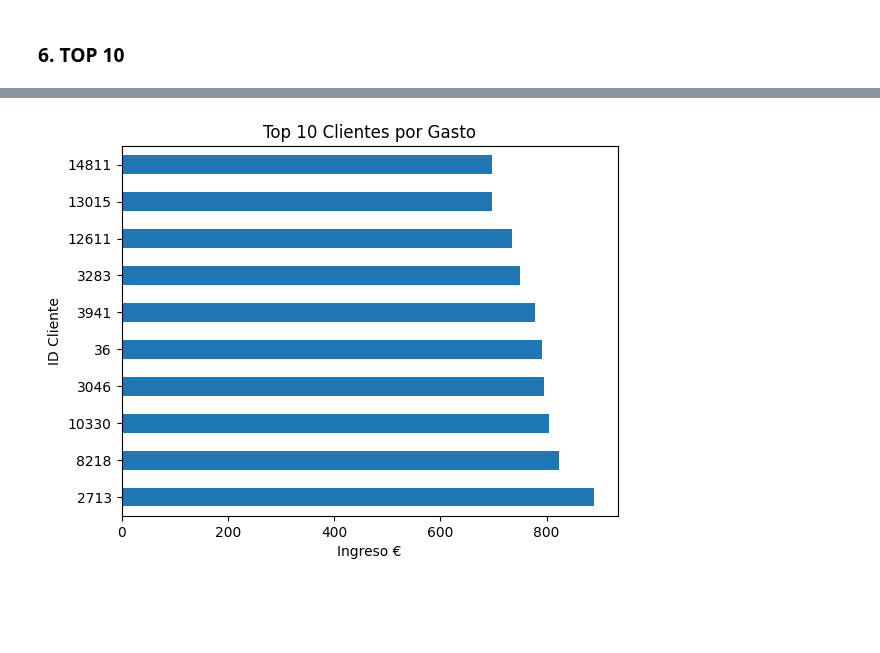
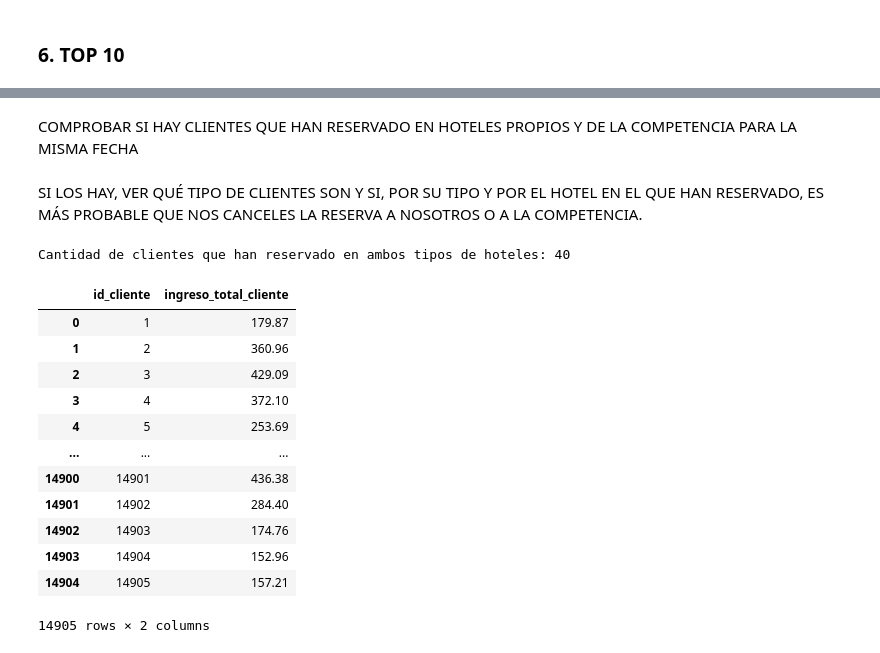
Before and after one commit to Vic4s/ETL_Hoteles, a Jupyter notebook: notebooks_final/graficos_final.ipynb, the cells around one changed output, grey strips where cells are left out. Saved outputs shown, nothing was run; the diff lists cells and outputs as text; code cells hidden in the pictures; blank space fills up the shorter version.

```diff
--- a/notebooks_final/graficos_final.ipynb
+++ b/notebooks_final/graficos_final.ipynb
@@ -242,13 +280,22 @@ plt.show()
 # %%
-gasto_por_cliente = df_final.groupby("id_cliente")["ingreso_reserva"].sum()
-top_10_clientes = gasto_por_cliente.sort_values(ascending=False).head(10)
+gasto_por_cliente = df_final.groupby("id_cliente")["ingreso_reserva"].sum().reset_index()
 
-top_10_clientes.plot(kind="barh", title="Top 10 Clientes por Gasto")
+top_10_clientes = gasto_por_cliente.sort_values(by="ingreso_reserva", ascending=False).head(10)
 
-plt.xlabel("Ingreso €")
-plt.ylabel("ID Cliente")
+fig = px.bar(
+    top_10_clientes,
+    x="ingreso_reserva",
+    y=top_10_clientes["id_cliente"].astype(str),  # Convertir ID a string para evitar errores en el eje Y
+    orientation="h",
+    title="Top 10 Clientes por Ingreso",
+    labels={"ingreso_reserva": "Ingreso €", "id_cliente": "ID Cliente"},
+    color="ingreso_reserva",  # Dar color en función del ingreso
+    color_continuous_scale="Greens"  # Escala de colores
+)
 
-plt.show()
+fig.show()
-# %% [output]
-[figure, removed]
+# %% [markdown]
+COMPROBAR SI HAY CLIENTES QUE HAN RESERVADO EN HOTELES PROPIOS Y DE LA COMPETENCIA PARA LA MISMA FECHA
+# %% [markdown]
+SI LOS HAY, VER QUÉ TIPO DE CLIENTES SON Y SI, POR SU TIPO Y POR EL HOTEL EN EL QUE HAN RESERVADO, ES MÁS PROBABLE QUE NOS CANCELES LA RESERVA A NOSOTROS O A LA COMPETENCIA.
 # %%
@@ -255,0 +303,32 @@ df_final.drop(columns="ingreso_reserva", inplace=True)
+# %%
+# Contar cuántas reservas tiene cada cliente en hoteles propios y de la competencia
+clientes_reservas = df_final.groupby(["id_cliente"])["competencia"].nunique().reset_index()
+
+# Filtrar clientes que han reservado en ambos tipos de hoteles
+clientes_ambos = clientes_reservas[clientes_reservas["competencia"] > 1]
+
+# Mostrar resultado
+print(f"Cantidad de clientes que han reservado en ambos tipos de hoteles: {clientes_ambos.shape[0]}")
+# %% [output]
+Cantidad de clientes que han reservado en ambos tipos de hoteles: 40
+# %%
+ingresos_por_cliente = df_final.groupby("id_cliente")["ingreso_reserva"].sum().reset_index()
+
+# Renombrar la columna para mayor claridad
+ingresos_por_cliente.rename(columns={"ingreso_reserva": "ingreso_total_cliente"}, inplace=True)
+
+ingresos_por_cliente
+# %% [output]
+|  | id_cliente | ingreso_total_cliente |
+| 0 | 1 | 179.87 |
+| 1 | 2 | 360.96 |
+| 2 | 3 | 429.09 |
+| 3 | 4 | 372.10 |
+| 4 | 5 | 253.69 |
+| ... | ... | ... |
+| 14900 | 14901 | 436.38 |
+| 14901 | 14902 | 284.40 |
+| 14902 | 14903 | 174.76 |
+| 14903 | 14904 | 152.96 |
+| 14904 | 14905 | 157.21 |
+14905 rows × 2 columns
```
Also changed, not shown: parts of 20 cells of this notebook, 2 other files.
